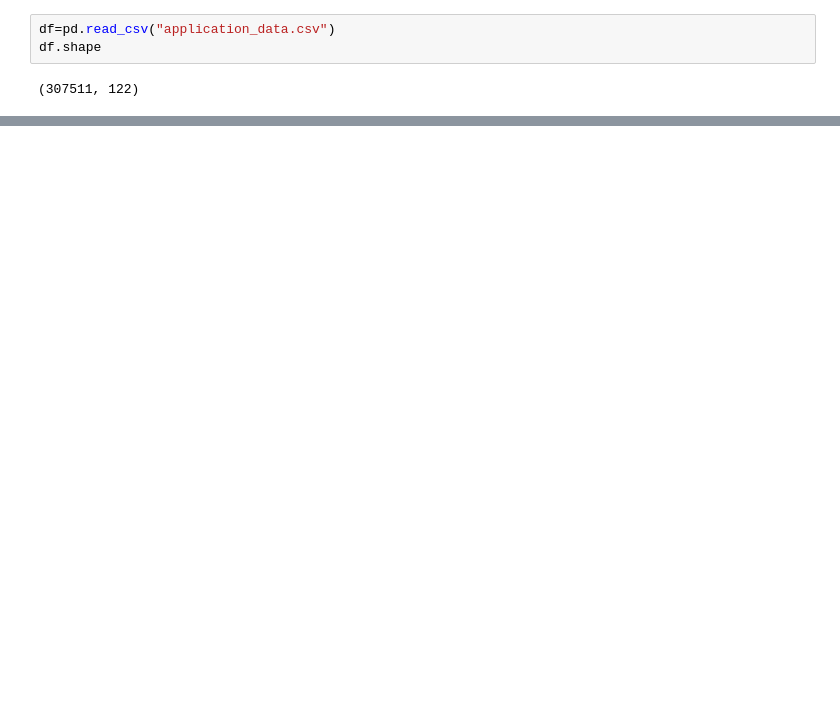
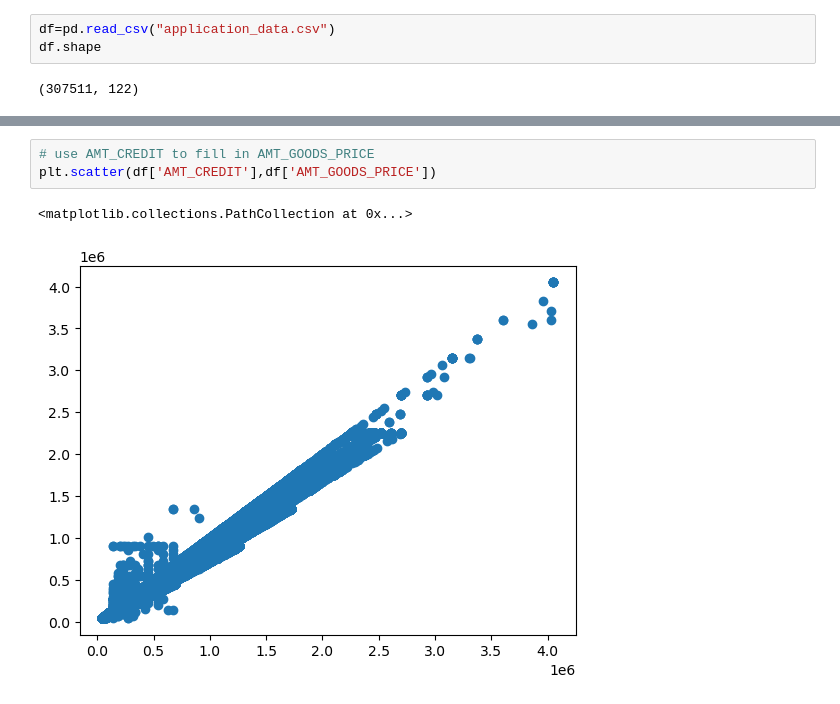
Before and after one commit to xfreppihs/loan, a Jupyter notebook: loan.ipynb, the cells around one changed output, grey strips where cells are left out. Drawn from its saved outputs; the diff is of its cells as text; blank space fills up the shorter version.

```diff
--- a/loan.ipynb
+++ b/loan.ipynb
@@ -68,0 +102,6 @@ Name: count, dtype: int64
+# %%
+# use AMT_CREDIT to fill in AMT_GOODS_PRICE
+plt.scatter(df['AMT_CREDIT'],df['AMT_GOODS_PRICE'])
+# %% [output]
+<matplotlib.collections.PathCollection at 0x...>
+[figure, added]
```
Also changed, not shown: parts of 19 cells of this notebook, 1 other file.
